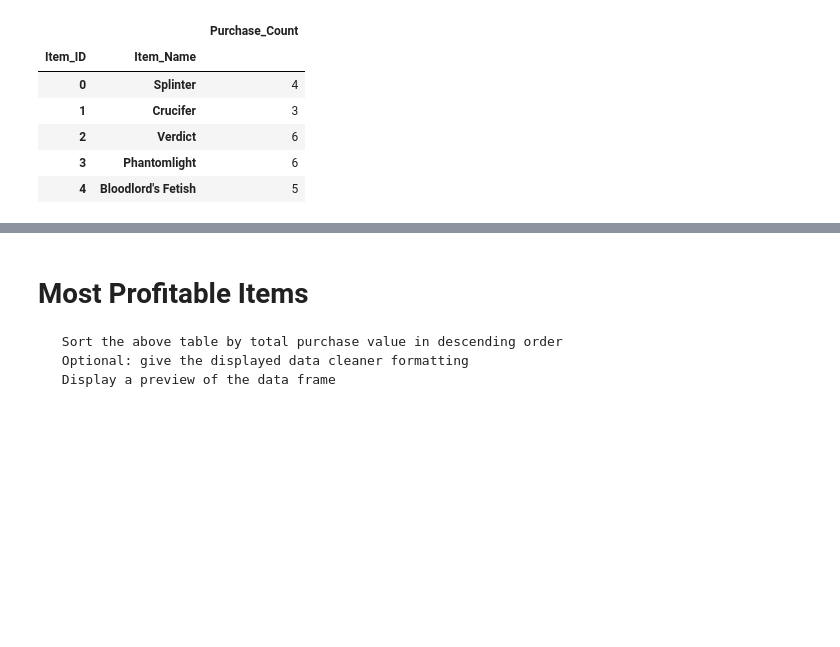
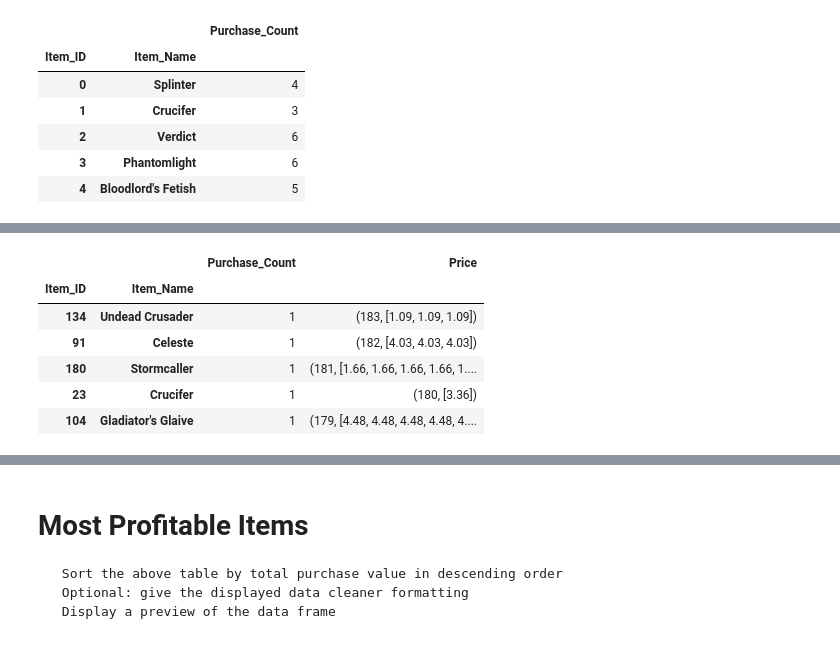
Before and after one commit to smith-jj/Pandas-Homework, a Jupyter notebook: HerosOfPymoli_Submission.ipynb, the cells around one changed output, grey strips where cells are left out. Drawn from its saved outputs; the diff is of its cells as text; code cells hidden in the pictures; blank space fills up the shorter version.

```diff
--- a/HerosOfPymoli_InProgress.ipynb
+++ b/HerosOfPymoli_Submission.ipynb
@@ -670,3 +707,14 @@ most_pop_ct
+# %%
+most_pop_price_sort = most_pop_ct.sort_values(by=['Price'], ascending=False)
+most_pop_price_sort.head()
+# %% [output]
+|  |  | Purchase_Count | Price |
+| Item_ID | Item_Name |  |  |
+| 134 | Undead Crusader | 1 | (183, [1.09, 1.09, 1.09]) |
+| 91 | Celeste | 1 | (182, [4.03, 4.03, 4.03]) |
+| 180 | Stormcaller | 1 | (181, [1.66, 1.66, 1.66, 1.66, 1.... |
+| 23 | Crucifer | 1 | (180, [3.36]) |
+| 104 | Gladiator's Glaive | 1 | (179, [4.48, 4.48, 4.48, 4.48, 4.... |
 # %%
 # Add Column with "Total_Purchase_Value"
 most_pop_ct["Total_Purchase_Value"] = most_pop_ct.Purchase_Count * most_pop_ct.Price
```
Also changed, not shown: parts of 9 cells of this notebook.
